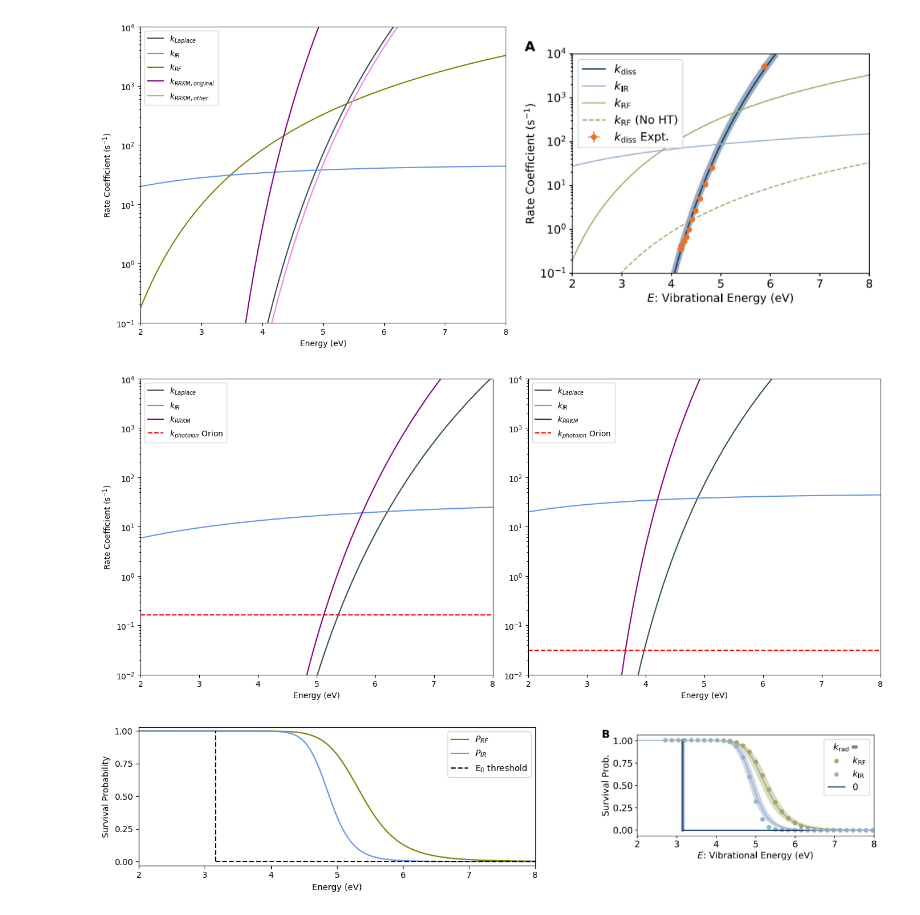
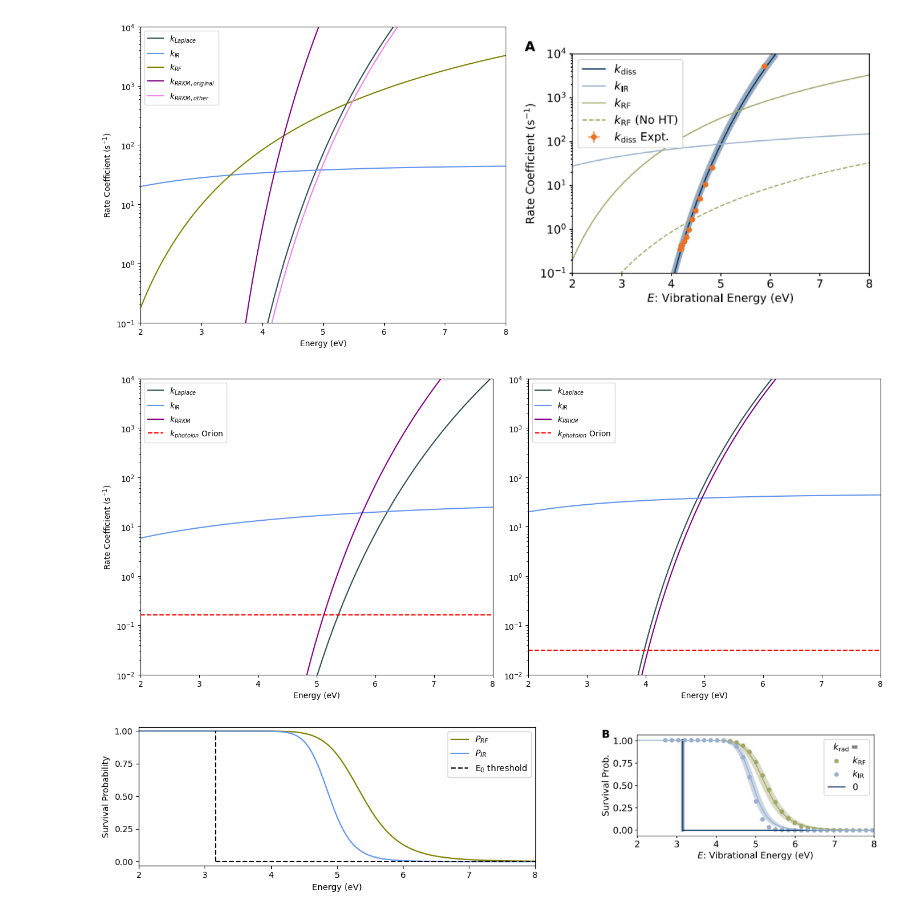
Before and after one commit to mustafa9812/Project-Cynap, a Jupyter notebook: scripts/calculations.ipynb, the cells around one changed output. Drawn from its saved outputs; the diff is of its cells as text; code cells hidden in the pictures.

```diff
--- a/scripts/calculations.ipynb
+++ b/scripts/calculations.ipynb
@@ -860,32 +862,32 @@ plt.tight_layout()
 # %%
 fig, axs = plt.subplots(1, 2, figsize=(14, 6))
 
 axs[0].plot(N_LP_filtered_energies_list_eV, N_k_Laplace_list, color='darkslategrey', label='$k_{Laplace}$')
 axs[0].plot(N_IR_energies_list_eV, N_k_IR_total, color='cornflowerblue', label='$k_{IR}$')
 axs[0].plot(N_RRKM_filtered_energies_list_eV, N_k_RRKM_list, color='purple', label='$k_{RRKM}$')
 axs[0].axhline(y=N_Orion_IF_photoion_point, color='red', linestyle='--', label='$k_{photoion}$ Orion')
 # axs[0].plot(NC_energies_list, k_diss_C_list, label='k_Teff', color='red')
 axs[0].set_xlabel('Energy (eV)')
 axs[0].set_ylabel('Rate Coefficient (s$^{-1}$)')
 axs[0].set_yscale('log')
 axs[0].legend(loc='upper left')
 axs[0].set_xlim(2, 8)
 axs[0].set_ylim(1e-2, 1e4)
 
 axs[1].plot(LP_filtered_energies_list_eV, C_k_Laplace_list, color='darkslategrey', label='$k_{Laplace}$')
 axs[1].plot(C_IR_energies_list_eV, C_k_IR_total, color='cornflowerblue', label='$k_{IR}$')
-axs[1].plot(C_RRKM_filtered_energies_list_eV, C_k_RRKM_list, color='purple', label='$k_{RRKM}$')
+axs[1].plot(other_C_RRKM_filtered_energies_list_eV, other_C_k_RRKM_list, color='purple', label='$k_{RRKM}$')
 axs[1].axhline(y=C_Orion_IF_photoion_point, color='red', linestyle='--', label='$k_{photoion}$ Orion ')
 axs[1].set_xlabel('Energy (eV)')
 # axs[1].set_ylabel('Rate Coefficient (s$^{-1}$)')
 axs[1].set_yscale('log')
 axs[1].legend(loc='upper left')
 axs[1].set_xlim(2, 8)
 axs[1].set_ylim(1e-2, 1e4)
 
 plt.tight_layout()
 # %% [output]
-[figure, old version]
+[figure, new version]
 # %%
 C_threshold_eV = 3.16
 interp_laplace = interp1d(LP_filtered_energies_list_eV, C_k_Laplace_list, bounds_error=False, fill_value="extrapolate")
```
Also changed, not shown: parts of 3 cells of this notebook, 4 other files.
